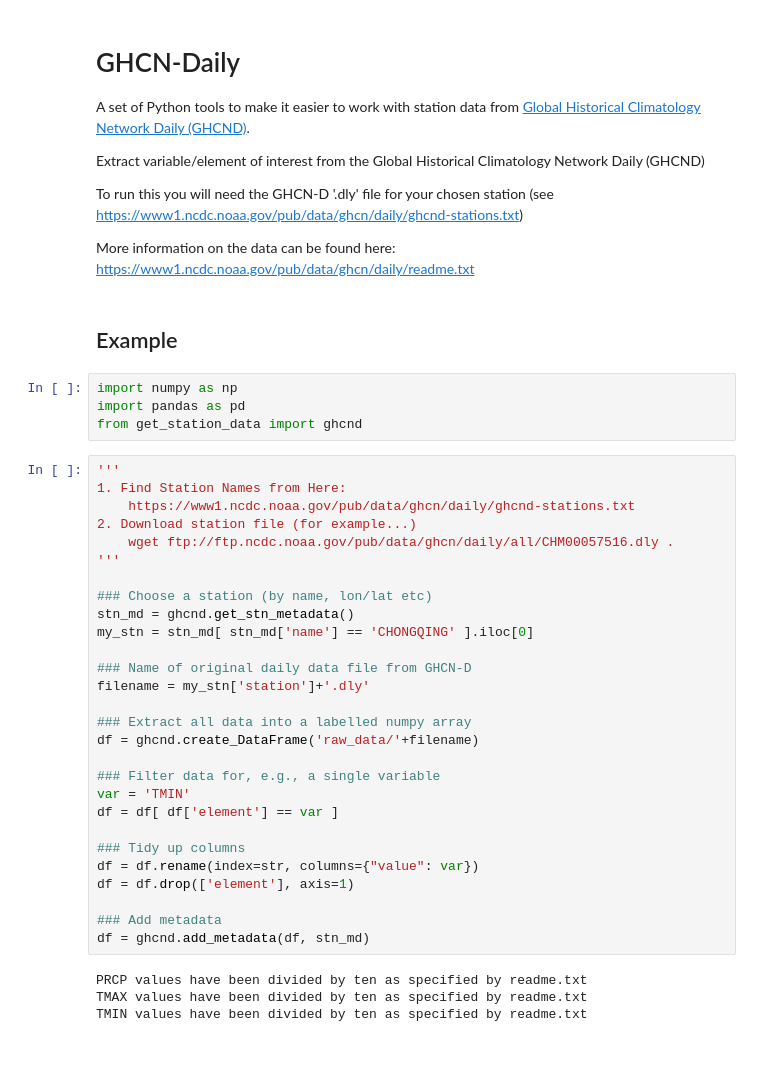
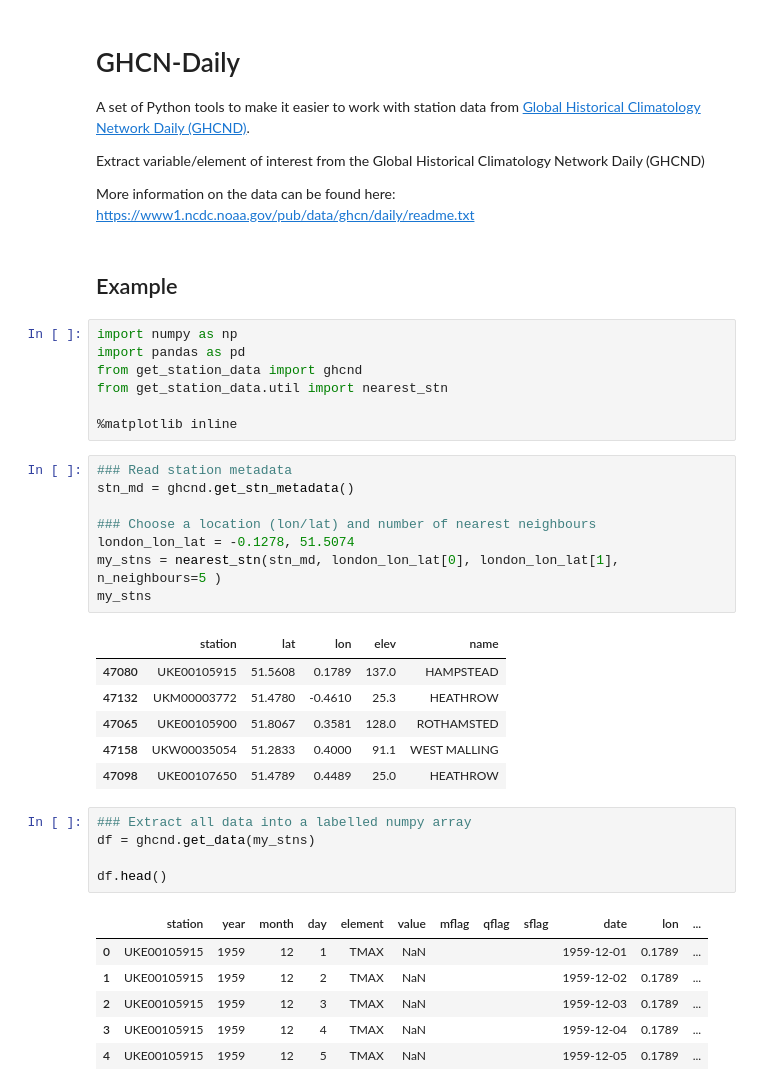
Before and after one commit to scotthosking/get-station-data, a Jupyter notebook: Examples/ghcn_daily_data.ipynb, the cells around one changed output. Drawn from its saved outputs; the diff is of its cells as text; blank space fills up the shorter version.

```diff
--- a/Examples/ghcn_daily_data.ipynb
+++ b/Examples/ghcn_daily_data.ipynb
@@ -6,9 +6,6 @@ A set of Python tools to make it easier to work with station data from [Global H
 Extract variable/element of interest from the
 Global Historical Climatology Network Daily (GHCND)
 
-To run this you will need the GHCN-D '.dly' file for your chosen
-station (see https://www1.ncdc.noaa.gov/pub/data/ghcn/daily/ghcnd-stations.txt)
-
 More information on the data can be found here:
 https://www1.ncdc.noaa.gov/pub/data/ghcn/daily/readme.txt
 # %% [markdown]
@@ -17,35 +14,33 @@ https://www1.ncdc.noaa.gov/pub/data/ghcn/daily/readme.txt
 import numpy as np
 import pandas as pd
 from get_station_data import ghcnd
+from get_station_data.util import nearest_stn
+
+%matplotlib inline
-# %%
-'''
-1. Find Station Names from Here:
-    https://www1.ncdc.noaa.gov/pub/data/ghcn/daily/ghcnd-stations.txt
-2. Download station file (for example...)
-    wget ftp://ftp.ncdc.noaa.gov/pub/data/ghcn/daily/all/CHM00057516.dly .
-'''
-
-### Choose a station (by name, lon/lat etc)
-stn_md = ghcnd.get_stn_metadata()
-my_stn = stn_md[ stn_md['name'] == 'CHONGQING' ].iloc[0]
-
-### Name of original daily data file from GHCN-D
-filename = my_stn['station']+'.dly'
-
-### Extract all data into a labelled numpy array
-df = ghcnd.create_DataFrame('raw_data/'+filename)
-
-### Filter data for, e.g., a single variable
-var = 'TMIN'
-df = df[ df['element'] == var ]
-
-### Tidy up columns
-df = df.rename(index=str, columns={"value": var})
-df = df.drop(['element'], axis=1)
-
-### Add metadata
-df = ghcnd.add_metadata(df, stn_md)
-# %% [output]
-PRCP values have been divided by ten as specified by readme.txt
-TMAX values have been divided by ten as specified by readme.txt
-TMIN values have been divided by ten as specified by readme.txt
+# %%
+### Read station metadata
+stn_md = ghcnd.get_stn_metadata()
+
+### Choose a location (lon/lat) and number of nearest neighbours
+london_lon_lat = -0.1278, 51.5074
+my_stns = nearest_stn(stn_md, london_lon_lat[0], london_lon_lat[1], n_neighbours=5 )
+my_stns
+# %% [output]
+|  | station | lat | lon | elev | name |
+| 47080 | UKE00105915 | 51.5608 | 0.1789 | 137.0 | HAMPSTEAD |
+| 47132 | UKM00003772 | 51.4780 | -0.4610 | 25.3 | HEATHROW |
+| 47065 | UKE00105900 | 51.8067 | 0.3581 | 128.0 | ROTHAMSTED |
+| 47158 | UKW00035054 | 51.2833 | 0.4000 | 91.1 | WEST MALLING |
+| 47098 | UKE00107650 | 51.4789 | 0.4489 | 25.0 | HEATHROW |
+# %%
+### Extract all data into a labelled numpy array
+df = ghcnd.get_data(my_stns)
+
+df.head()
+# %% [output]
+|  | station | year | month | day | element | value | mflag | qflag | sflag | date | lon | ... |
+| 0 | UKE00105915 | 1959 | 12 | 1 | TMAX | NaN |  |  |  | 1959-12-01 | 0.1789 | ... |
+| 1 | UKE00105915 | 1959 | 12 | 2 | TMAX | NaN |  |  |  | 1959-12-02 | 0.1789 | ... |
+| 2 | UKE00105915 | 1959 | 12 | 3 | TMAX | NaN |  |  |  | 1959-12-03 | 0.1789 | ... |
+| 3 | UKE00105915 | 1959 | 12 | 4 | TMAX | NaN |  |  |  | 1959-12-04 | 0.1789 | ... |
+| 4 | UKE00105915 | 1959 | 12 | 5 | TMAX | NaN |  |  |  | 1959-12-05 | 0.1789 | ... |
```
Also changed, not shown: parts of 8 cells of this notebook, 3 other files.
